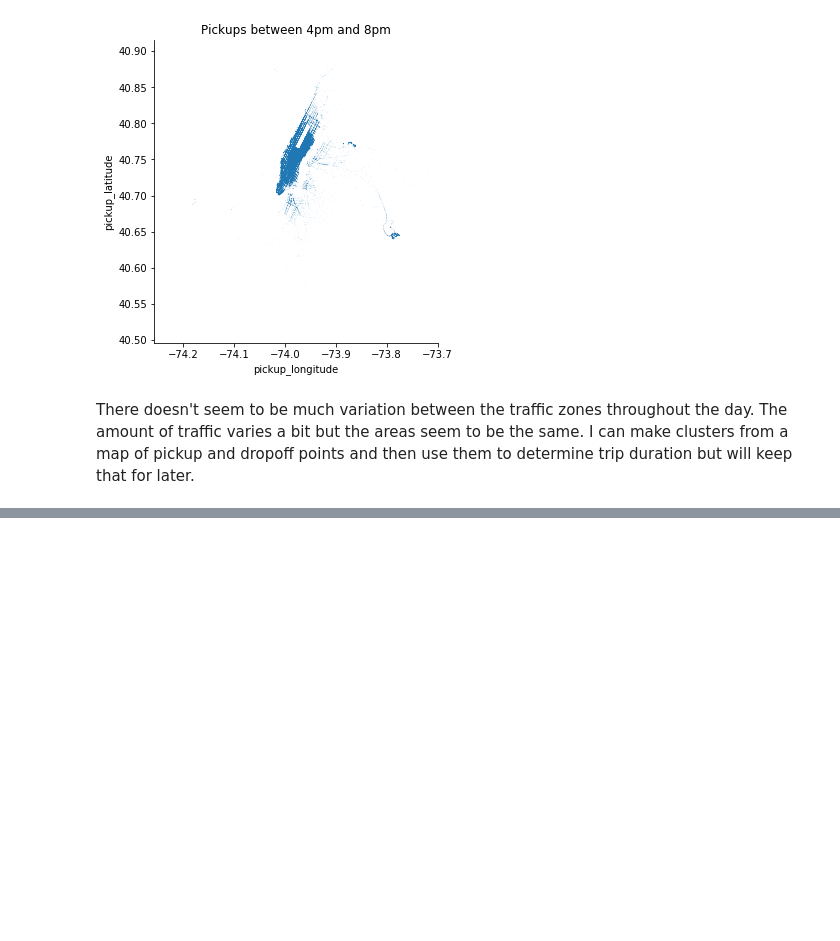
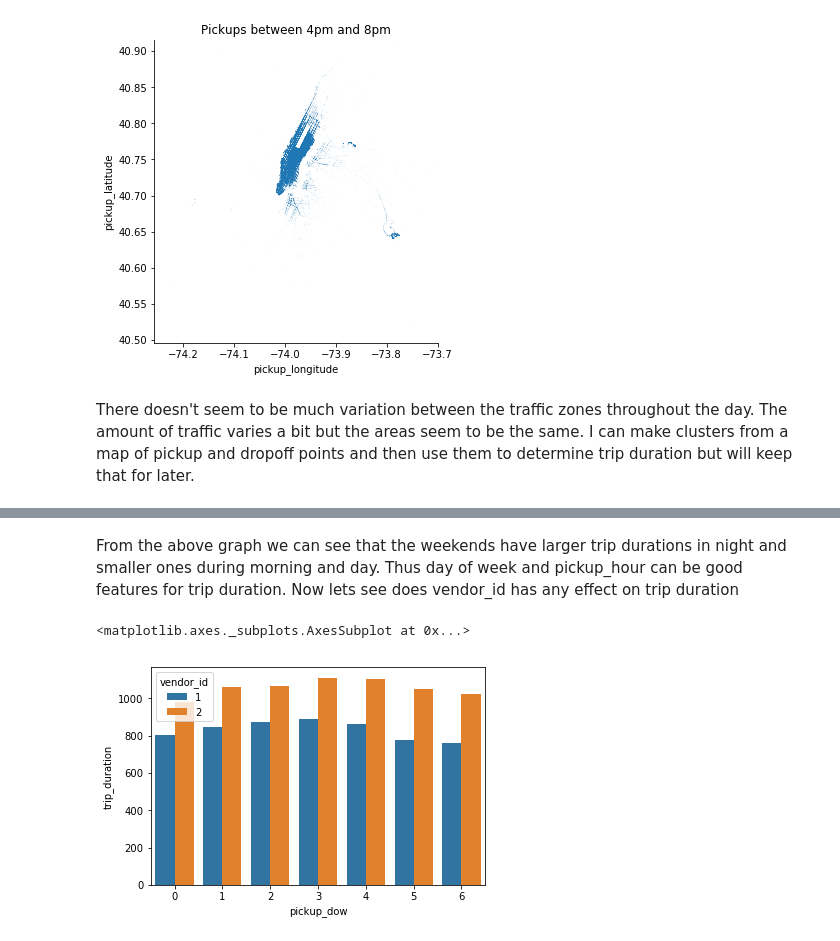
Before and after one commit to abhaymittal/nycTaxiChallenge, a Jupyter notebook: src/nycDataAnalysis.ipynb, the cells around one changed output, grey strips where cells are left out. Saved outputs shown, nothing was run; the diff lists cells and outputs as text; code cells hidden in the pictures; blank space fills up the shorter version.

```diff
--- a/src/nycDataAnalysis.ipynb
+++ b/src/nycDataAnalysis.ipynb
@@ -243,0 +257,9 @@ Lets see the traffic hours during the days of the week. We can plot the average
+# %% [markdown]
+From the above graph we can see that the weekends have larger trip durations in night and smaller ones during morning and day. Thus day of week and pickup_hour can be good features for trip duration. Now lets see does vendor_id has any effect on trip duration
+# %%
+mean_tripDuration_vendor=pd.DataFrame(dataFrameProc.groupby(by=['vendor_id','pickup_dow'])['trip_duration'].mean())
+mean_tripDuration_vendor.reset_index(inplace = True)
+sb.barplot(data=mean_tripDuration_vendor,x='pickup_dow',y='trip_duration',hue='vendor_id')
+# %% [output]
+<matplotlib.axes._subplots.AxesSubplot at 0x...>
+[figure, added]
```
Also changed, not shown: parts of 8 cells of this notebook.
